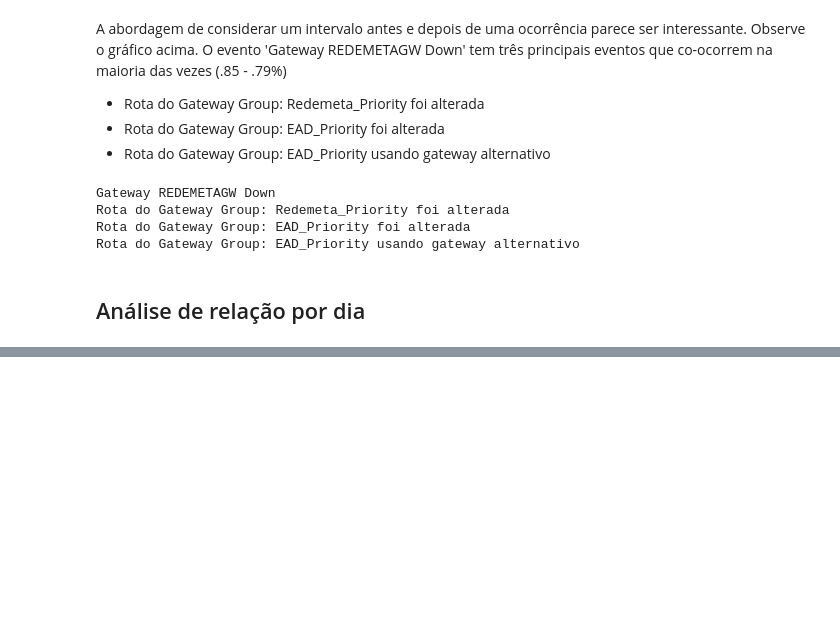
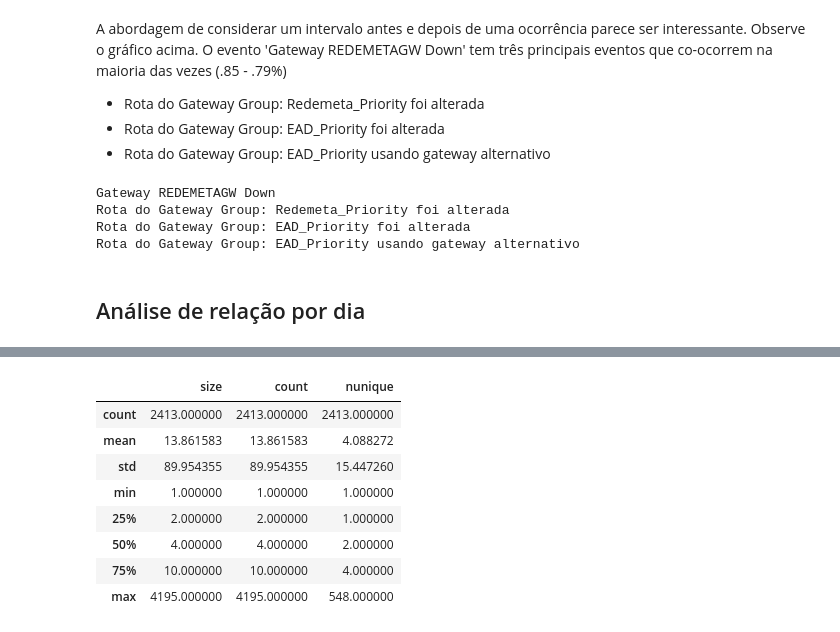
Before and after one commit to michaeloc/data_analysis_server_log, a Jupyter notebook: Analise_Ocorrencias.ipynb, the cells around one changed output, grey strips where cells are left out. Cells and saved outputs as stored; diff of their text form; code cells hidden in the pictures; blank space fills up the shorter version.

```diff
--- a/Analise_Ocorrencias.ipynb
+++ b/Analise_Ocorrencias.ipynb
@@ -255,0 +294,12 @@ table.query('name_encoded in [1594]')
+# %%
+df.groupby('host_encoded').name_encoded.agg(['size', 'count', 'nunique']).describe()
+# %% [output]
+|  | size | count | nunique |
+| count | 2413.000000 | 2413.000000 | 2413.000000 |
+| mean | 13.861583 | 13.861583 | 4.088272 |
+| std | 89.954355 | 89.954355 | 15.447260 |
+| min | 1.000000 | 1.000000 | 1.000000 |
+| 25% | 2.000000 | 2.000000 | 1.000000 |
+| 50% | 4.000000 | 4.000000 | 2.000000 |
+| 75% | 10.000000 | 10.000000 | 4.000000 |
+| max | 4195.000000 | 4195.000000 | 548.000000 |
```
Also changed, not shown: parts of 22 cells of this notebook.
